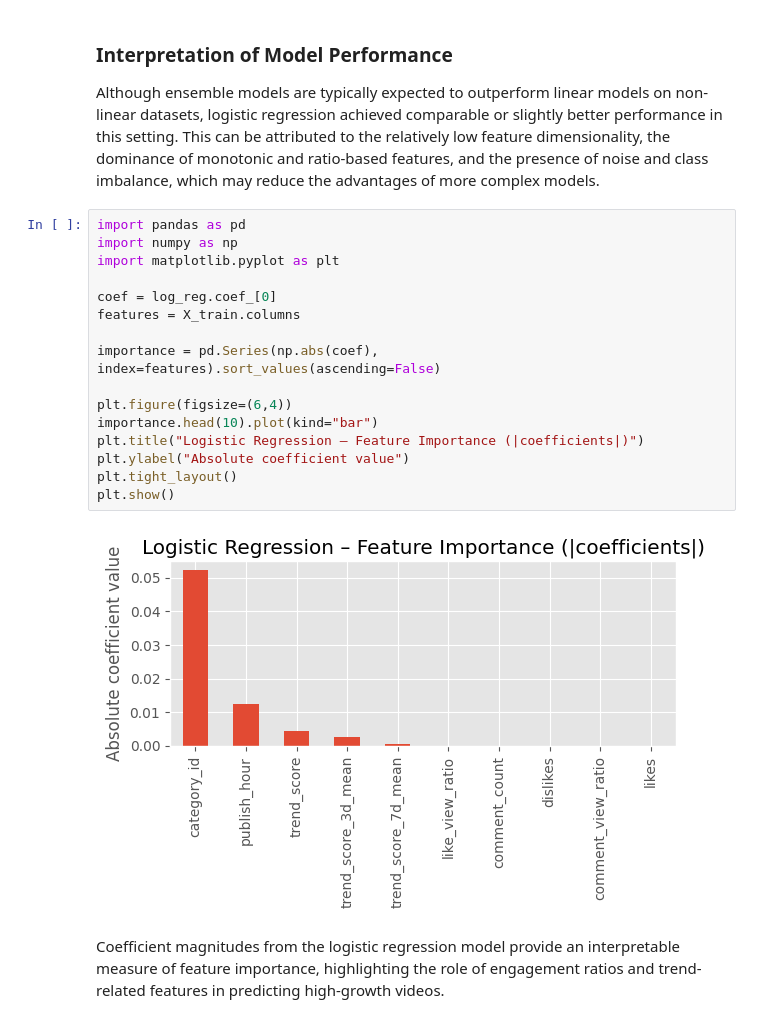
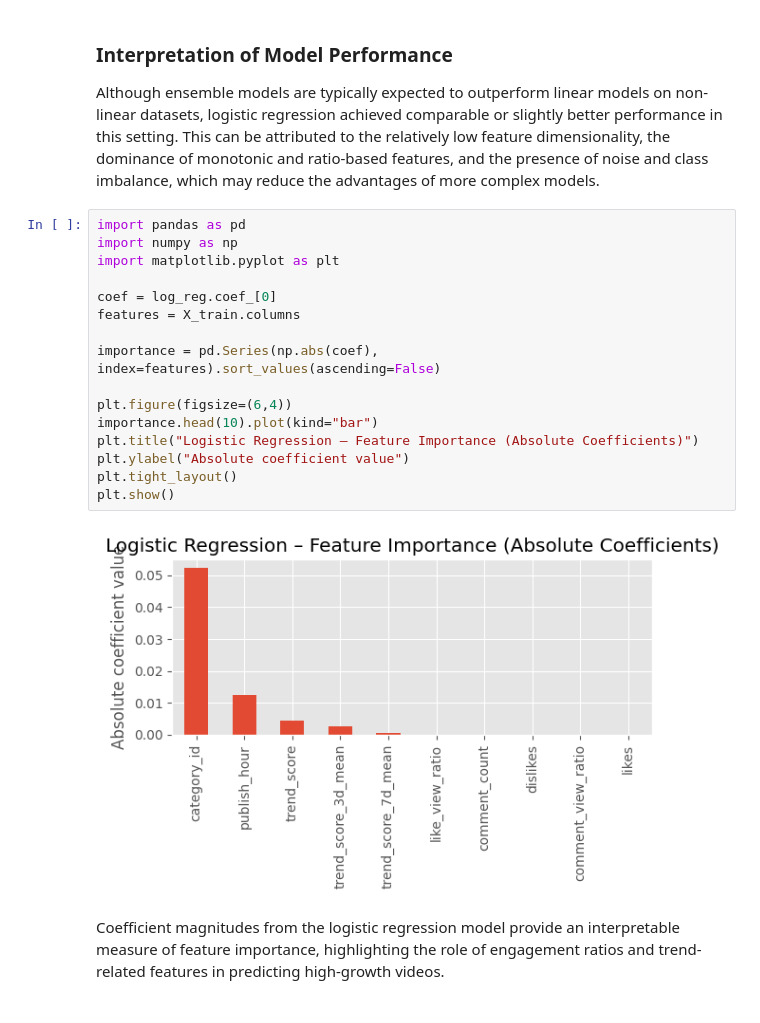
Before and after one commit to kaantanidir/DSA210-Project, a Jupyter notebook: notebooks/03_modeling.ipynb, the cells around one changed output. Saved outputs shown, nothing was run; the diff lists cells and outputs as text.

```diff
--- a/notebooks/03_modeling.ipynb
+++ b/notebooks/03_modeling.ipynb
@@ -690,21 +690,21 @@ of more complex models.
 # %%
 import pandas as pd
 import numpy as np
 import matplotlib.pyplot as plt
 
 coef = log_reg.coef_[0]
 features = X_train.columns
 
 importance = pd.Series(np.abs(coef), index=features).sort_values(ascending=False)
 
 plt.figure(figsize=(6,4))
 importance.head(10).plot(kind="bar")
-plt.title("Logistic Regression – Feature Importance (|coefficients|)")
+plt.title("Logistic Regression – Feature Importance (Absolute Coefficients)")
 plt.ylabel("Absolute coefficient value")
 plt.tight_layout()
 plt.show()
 # %% [output]
-[figure, old version]
+[figure, new version]
 # %% [markdown]
 Coefficient magnitudes from the logistic regression model provide an interpretable
 measure of feature importance, highlighting the role of engagement ratios and
```
Also changed, not shown: parts of 1 cell of this notebook.
